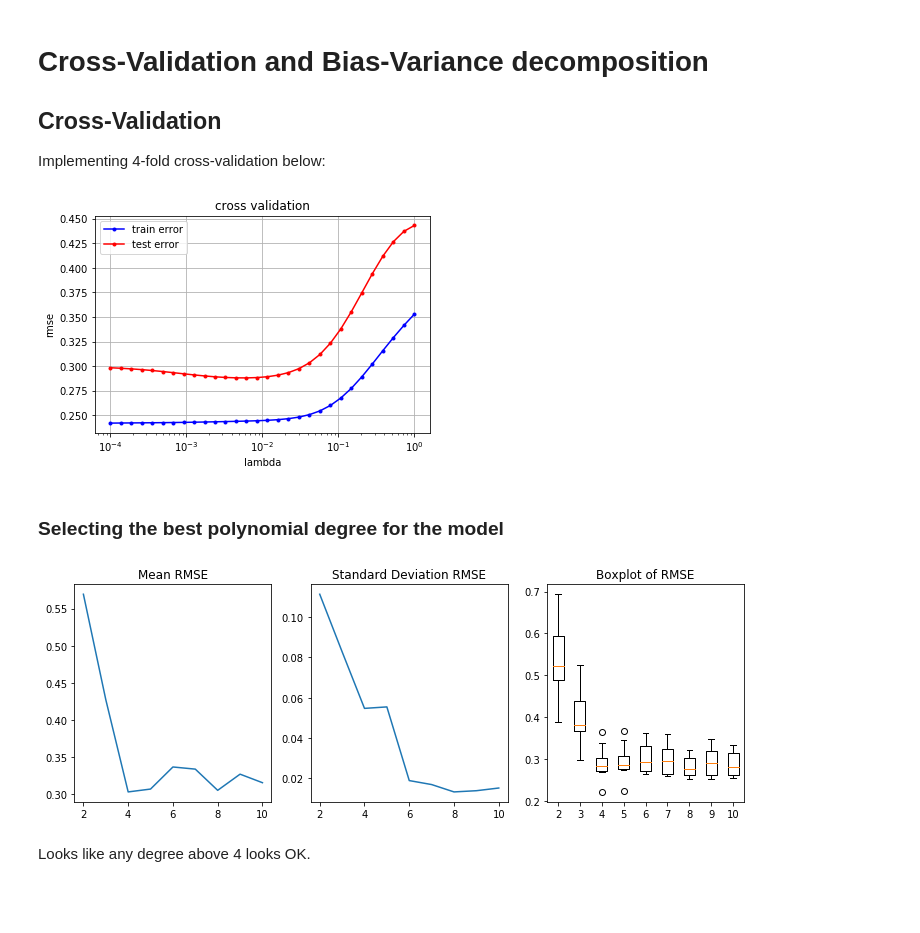
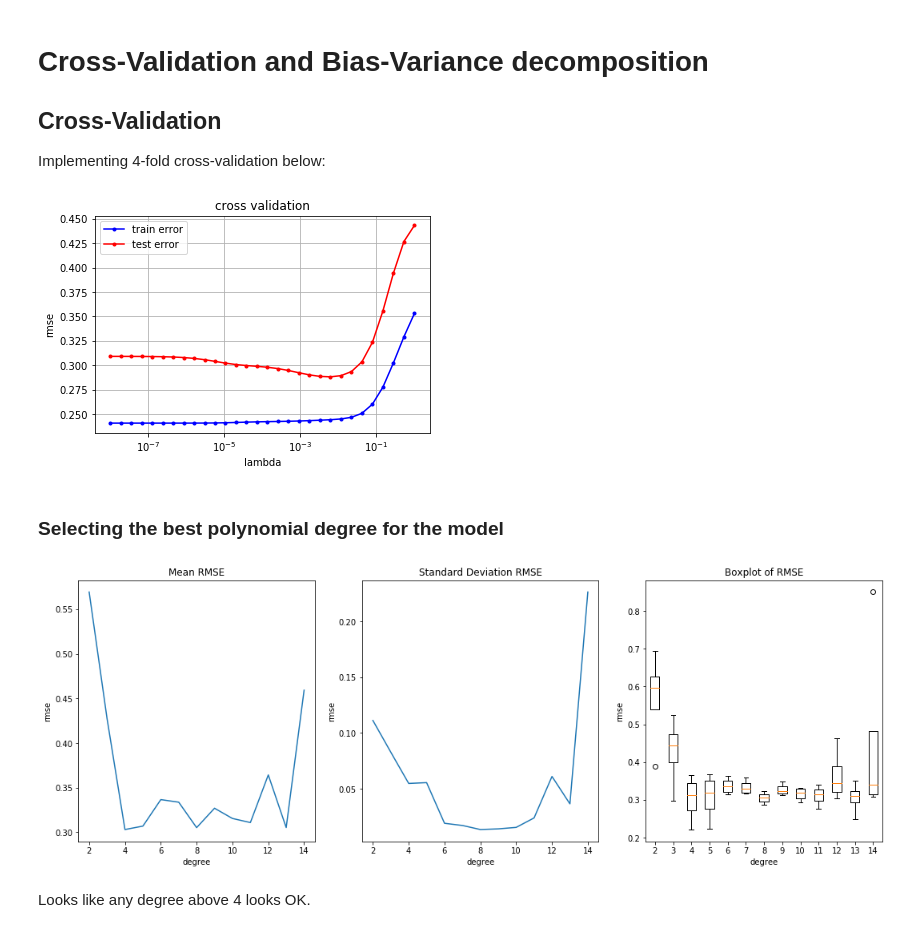
Before and after one commit to refik/ML_course, a Jupyter notebook: labs/ex04/template/ex04.ipynb, the cells around one changed output. Drawn from its saved outputs; the diff is of its cells as text; code cells hidden in the pictures; blank space fills up the shorter version.

```diff
--- a/labs/ex04/template/ex04.ipynb
+++ b/labs/ex04/template/ex04.ipynb
@@ -57,10 +54,10 @@ def cross_validation(y, x, k_indices, k, lambda_, degree):
 # %%
 from plots import cross_validation_visualization
 
-def cross_validation_demo(degree = 7):
+def cross_validation_demo(y=y, x=x, degree = 7, viz=True):
     seed = 1
     k_fold = 4
-    lambdas = np.logspace(-4, 0, 30)
+    lambdas = np.logspace(-8, 0, 30)
     # split data in k fold
     k_indices = build_k_indices(y, k_fold, seed)
     # define lists to store the loss of training data and test data
@@ -74,52 +71,54 @@ def cross_validation_demo(degree = 7):
         rmse_tr.append(k_rmse_tr)
         rmse_te.append(k_rmse_te)
 
-    plots = cross_validation_visualization(lambdas, rmse_tr, rmse_te)
+    if viz:
+        cross_validation_visualization(lambdas, rmse_tr, rmse_te)
 
-    return rmse_tr, rmse_te, plots
+    return lambdas, rmse_tr, rmse_te
 
-_, _, plots = cross_validation_demo()
-plots
+_, _, _ = cross_validation_demo(viz=True)
 # %% [output]
-[figure, old version]
+[figure, new version]
 # %% [markdown]
 ### Selecting the best polynomial degree for the model
 # %%
-def select_model_degree(min_d=2, max_d=10):
+def select_model_degree(min_d=2, max_d=14):
     seed = 1
     k_fold = 4
     lambda_ = 0.1
     degrees = list(range(min_d, max_d+1))
     # split data in k fold
     k_indices = build_k_indices(y, k_fold, seed)
     # define lists to store the loss of test data
     rmse_te = []
     rmse_sd_te = []
     rmse_te_lst = []
 
     for degree in degrees:
         loss = [cross_validation(y, x, k_indices, k, lambda_, degree)
                 for k in range(k_fold)]
         d_rmse_tr,    d_rmse_te    = np.mean(np.sqrt(loss), axis=0)
         d_rmse_sd_tr, d_rmse_sd_te = np.std(np.sqrt(loss), axis=0)
         rmse_te.append(d_rmse_te)
         rmse_sd_te.append(d_rmse_sd_te)
-        rmse_te_lst.append(np.sqrt(loss).flatten())
+        rmse_te_lst.append(np.sqrt([l[1] for l in loss]))
 
-    fig, ax_lst = plt.subplots(1,3, figsize=(12, 4))
+    fig, ax_lst = plt.subplots(1,3, figsize=(18, 6))
 
     ax_lst[0].plot(degrees, rmse_te)
     ax_lst[0].set_title("Mean RMSE")
     ax_lst[1].plot(degrees, rmse_sd_te)
     ax_lst[1].set_title("Standard Deviation RMSE")
     ax_lst[2].boxplot(rmse_te_lst, labels=degrees)
     ax_lst[2].set_title("Boxplot of RMSE")
+    [ax.set_xlabel('degree') for ax in ax_lst]
+    [ax.set_ylabel('rmse') for ax in ax_lst]
 
-    return fig
+    return rmse_te, rmse_te_lst
 
-fig = select_model_degree()
+_ = select_model_degree()
 # %% [output]
-[figure, old version]
+[figure, new version]
 # %% [markdown]
 Looks like any degree above 4 looks OK.
 # %% [markdown]
```
Also changed, not shown: parts of 7 cells of this notebook, 5 other files.
